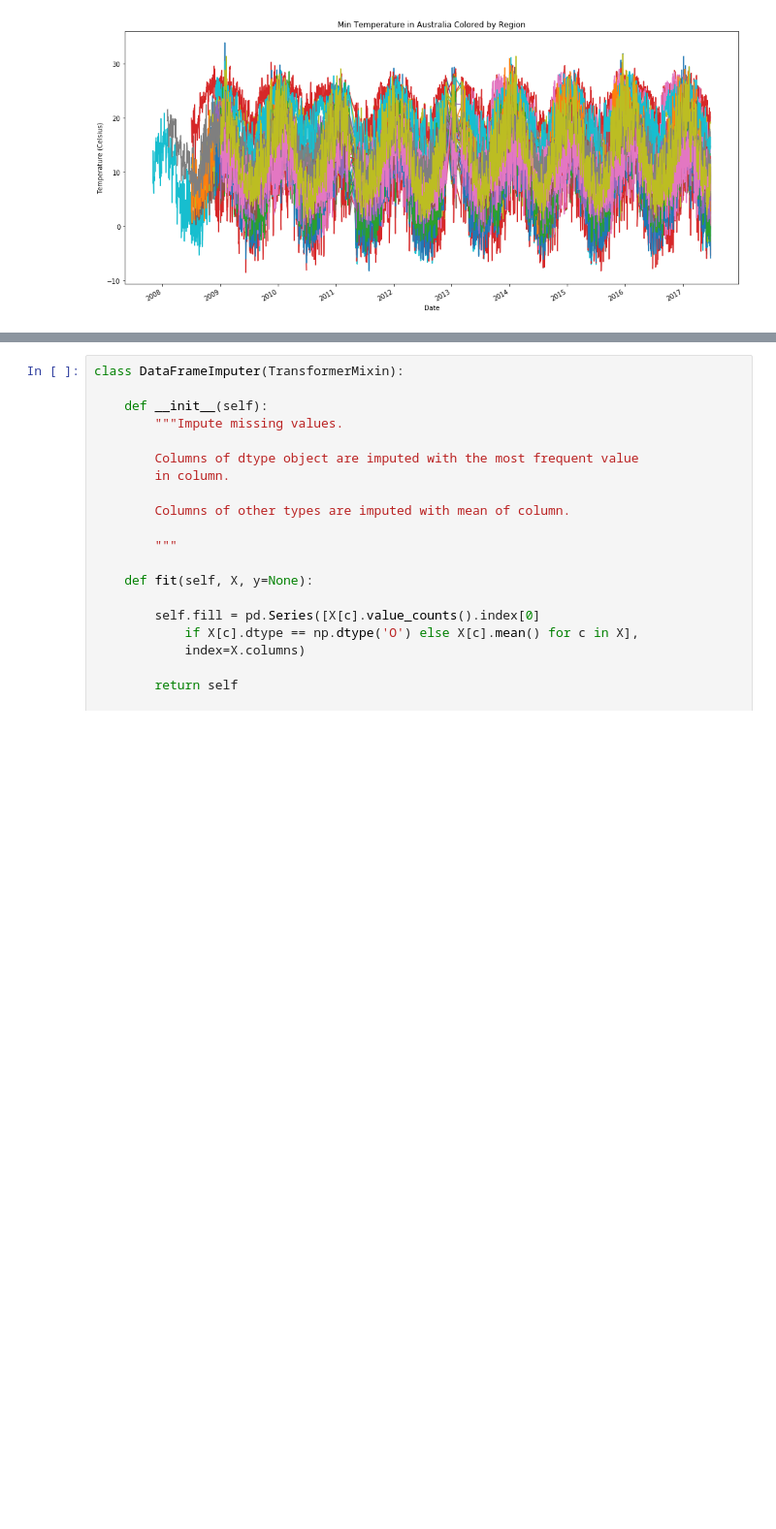
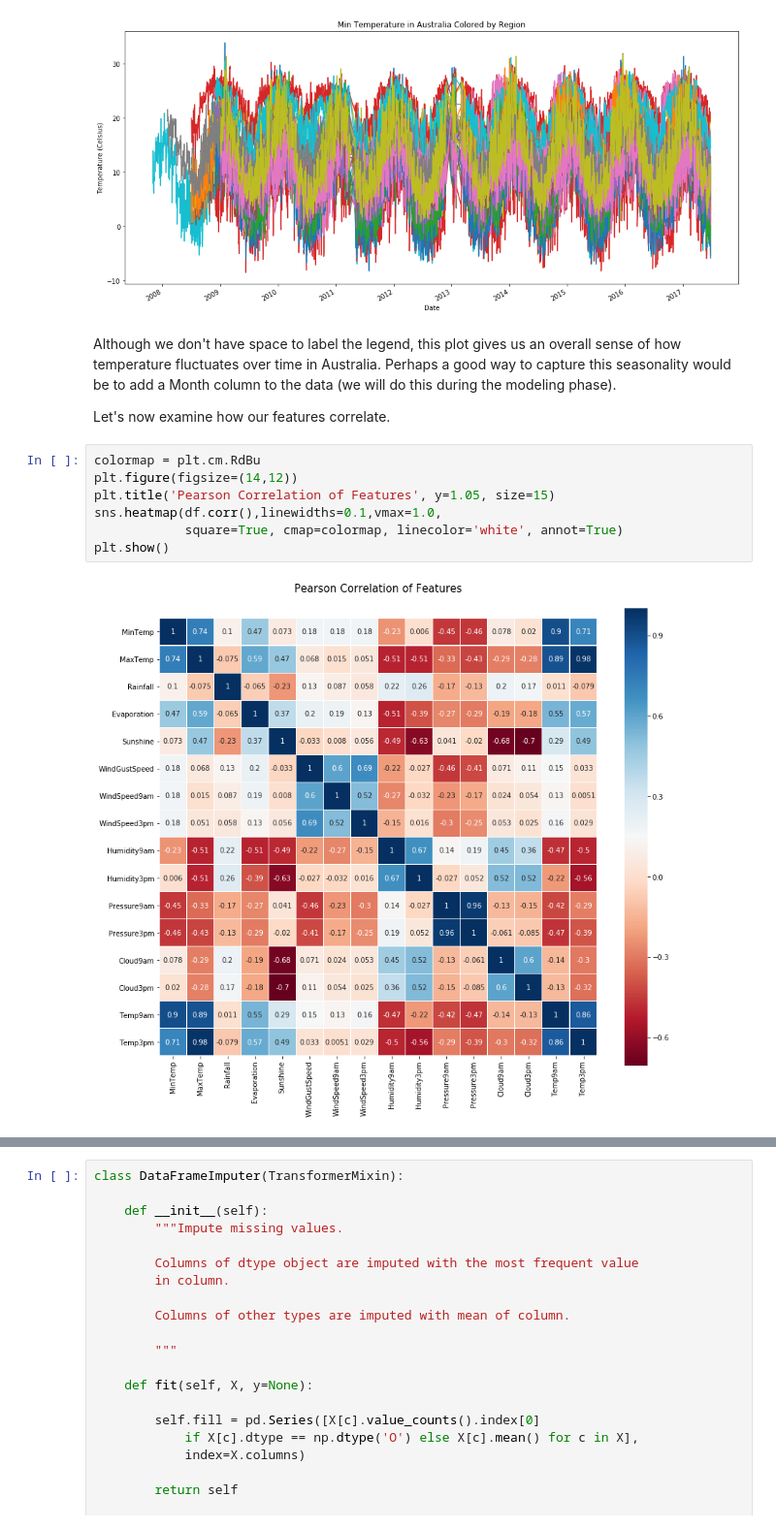
Before and after one commit to arcaputo3/dsc-3-final-project-online-ds-sp-000, a Jupyter notebook: main.ipynb, the cells around one changed output, grey strips where cells are left out. Shown at 97% size. Cells and saved outputs as stored; diff of their text form; blank space fills up the shorter version.

```diff
--- a/main.ipynb
+++ b/main.ipynb
@@ -128,3 +131,16 @@ plt.ylabel('Temperature (Celsius)')
 plt.show()
 # %% [output]
 [figure]
+# %% [markdown]
+Although we don't have space to label the legend, this plot gives us an overall sense of how temperature fluctuates over time in Australia. Perhaps a good way to capture this seasonality would be to add a Month column to the data (we will do this during the modeling phase).
+
+Let's now examine how our features correlate.
+# %%
+colormap = plt.cm.RdBu
+plt.figure(figsize=(14,12))
+plt.title('Pearson Correlation of Features', y=1.05, size=15)
+sns.heatmap(df.corr(),linewidths=0.1,vmax=1.0,
+            square=True, cmap=colormap, linecolor='white', annot=True)
+plt.show()
+# %% [output]
+[figure, added]
```
Also changed, not shown: parts of 35 cells of this notebook.
